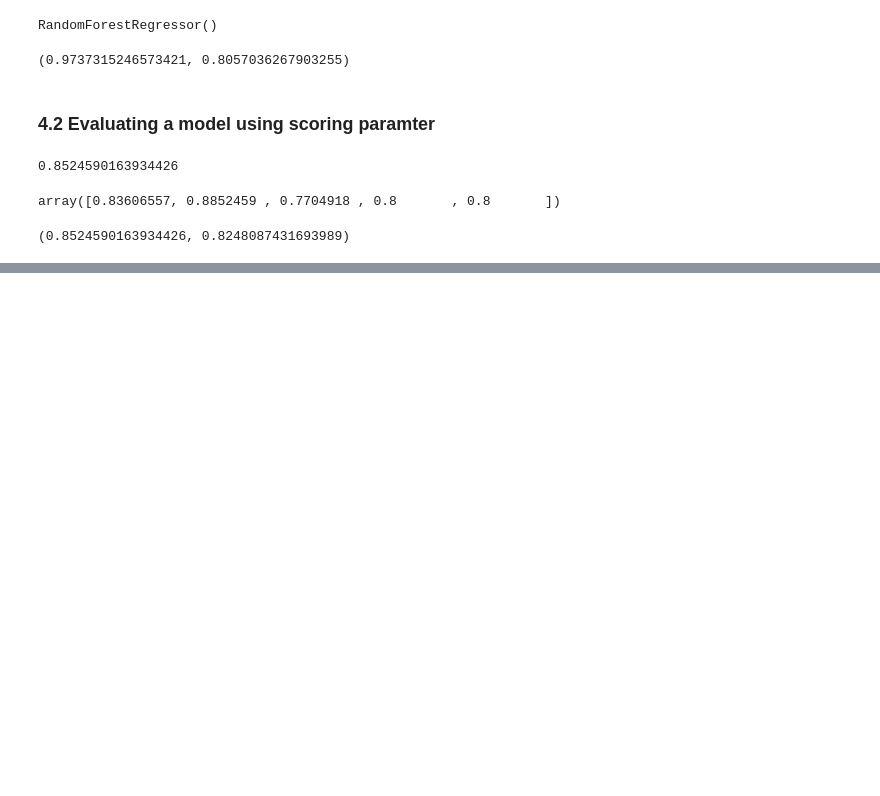
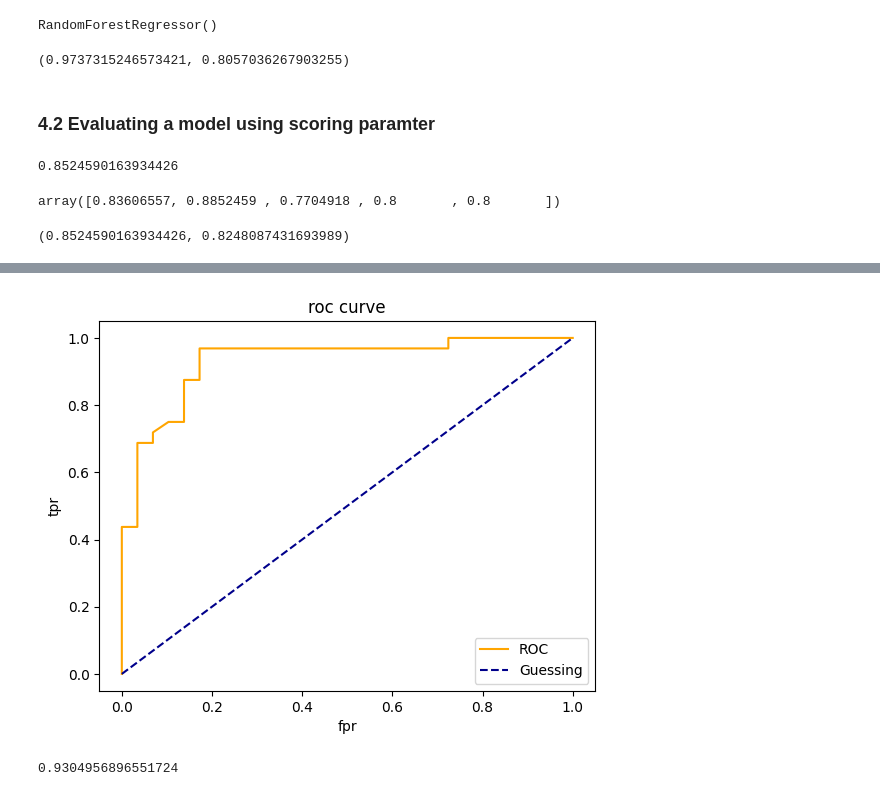
Before and after one commit to dabo22/udemy_ml, a Jupyter notebook: scikit-learn - ML/Introduction-to-scikit-learn.ipynb, the cells around one changed output, grey strips where cells are left out. Saved outputs shown, nothing was run; the diff lists cells and outputs as text; code cells hidden in the pictures; blank space fills up the shorter version.

```diff
--- a/scikit-learn - ML/Introduction-to-scikit-learn.ipynb
+++ b/scikit-learn - ML/Introduction-to-scikit-learn.ipynb
@@ -774,0 +777,15 @@ cross_val_score(clf, X, y, scoring=None)
+# %%
+from sklearn.model_selection import cross_val_score
+from sklearn.ensemble import RandomForestClassifier
+
+np.random.seed(42)
+
+X = heart_disease.drop("target", axis=1)
+y = heart_disease["target"]
+
+X_train, X_test, y_train, y_test = train_test_split(X, y, test_size=0.2)
+
+clf = RandomForestClassifier(n_estimators=100)
+
+clf.fit(X_train, y_train);
+cross_val_score = cross_val_score(clf, X, y)
@@ -774,0 +796,5 @@ cross_val_score(clf, X, y, scoring=None)
+# %%
+from sklearn.metrics import roc_curve
+
+y_probs = clf.predict_proba(X_test)
+y_probs
@@ -774,0 +819,3 @@ cross_val_score(clf, X, y, scoring=None)
+# %%
+y_probs_pos = y_probs[:,1]
+y_probs_pos[0:10]
@@ -774,0 +824,3 @@ cross_val_score(clf, X, y, scoring=None)
+# %%
+fpr, tpr, thresholds = roc_curve(y_test, y_probs_pos)
+fpr, tpr, thresholds
@@ -774,0 +840,22 @@ cross_val_score(clf, X, y, scoring=None)
+# %%
+import matplotlib.pyplot as plt
+
+def plot_roc_curve(fpr, tpr):
+    plt.plot(fpr, tpr, color="orange", label="ROC")
+    plt.plot([0,1], [0,1], color="darkblue", linestyle="--", label="Guessing")
+
+    plt.xlabel("fpr")
+    plt.ylabel("tpr")
+    plt.title("roc curve")
+    plt.legend()
+    plt.show()
+
+plot_roc_curve(fpr, tpr)
+# %% [output]
+[figure, added]
+# %%
+from sklearn.metrics import roc_auc_score
+
+roc_auc_score(y_test, y_probs_pos)
+# %% [output]
+0.9304956896551724
```
Also changed, not shown: parts of 6 cells of this notebook.
